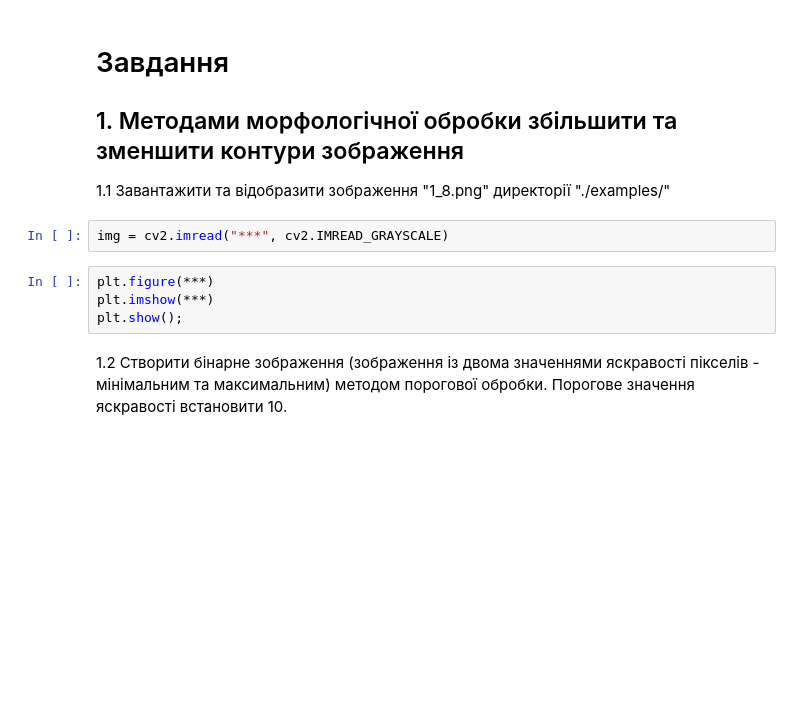
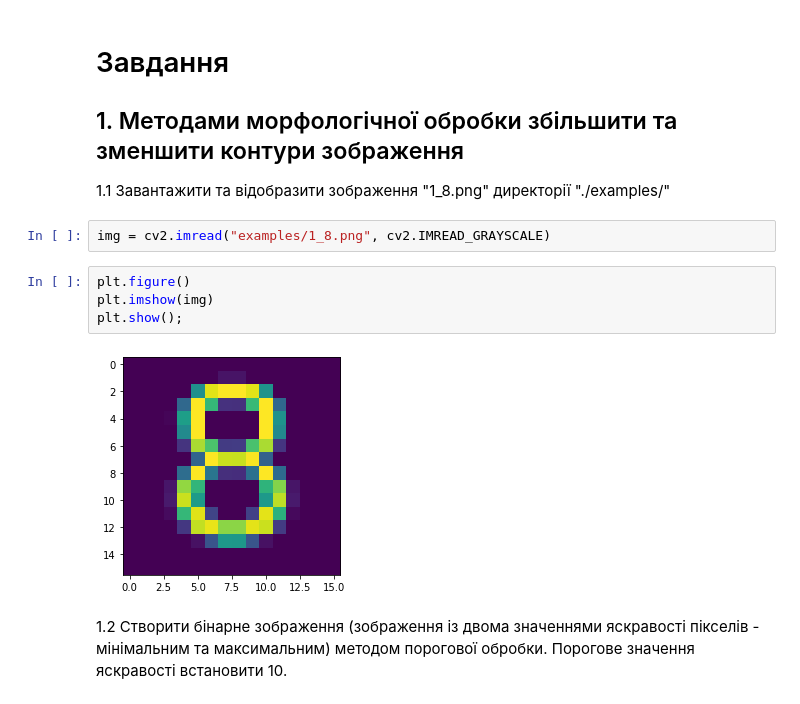
Before and after one commit to alevlage/images_labs, a Jupyter notebook: Lab5.ipynb, the cells around one changed output. Drawn from its saved outputs; the diff is of its cells as text; blank space fills up the shorter version.

```diff
--- a/Lab5.ipynb
+++ b/Lab5.ipynb
@@ -258,11 +258,13 @@ plt.show();
 ## 1. Методами морфологічної обробки збільшити та зменшити контури зображення
 1.1 Завантажити та відобразити зображення "1_8.png" директорії "./examples/"
 # %%
-img = cv2.imread("***", cv2.IMREAD_GRAYSCALE)
+img = cv2.imread("examples/1_8.png", cv2.IMREAD_GRAYSCALE)
 # %%
-plt.figure(***)
-plt.imshow(***)
+plt.figure()
+plt.imshow(img)
 plt.show();
+# %% [output]
+[figure, added]
 # %% [markdown]
 1.2 Створити бінарне зображення (зображення із двома значеннями яскравості пікселів - мінімальним та максимальним) методом порогової обробки. Порогове значення яскравості встановити 10.
 # %%
```
Also changed, not shown: parts of 10 cells of this notebook.
